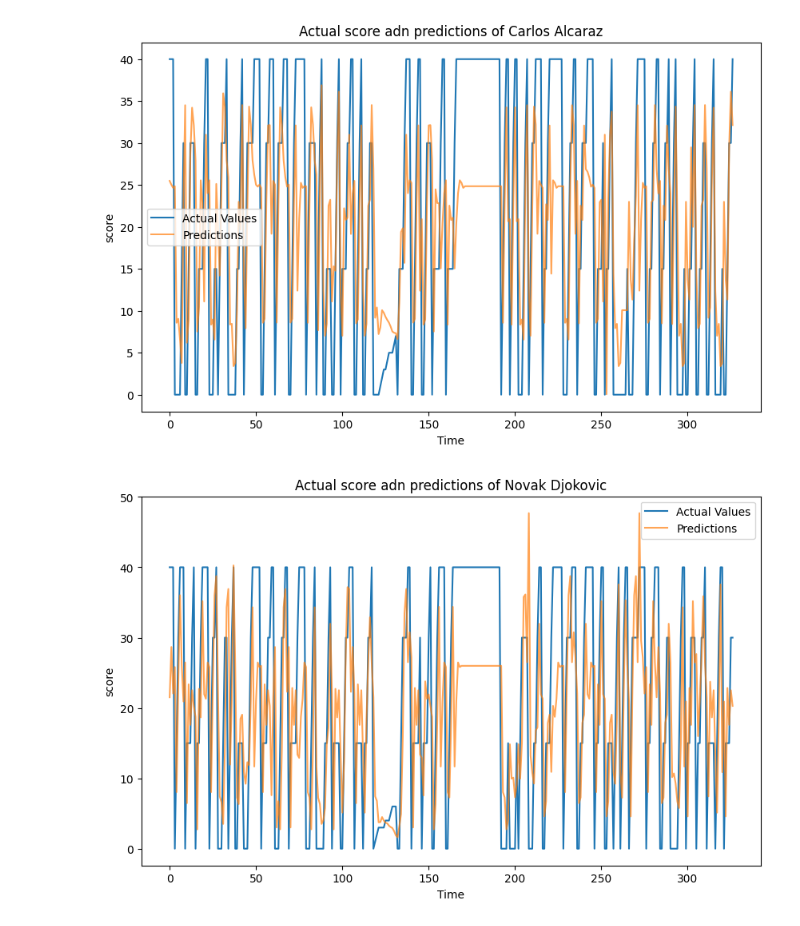
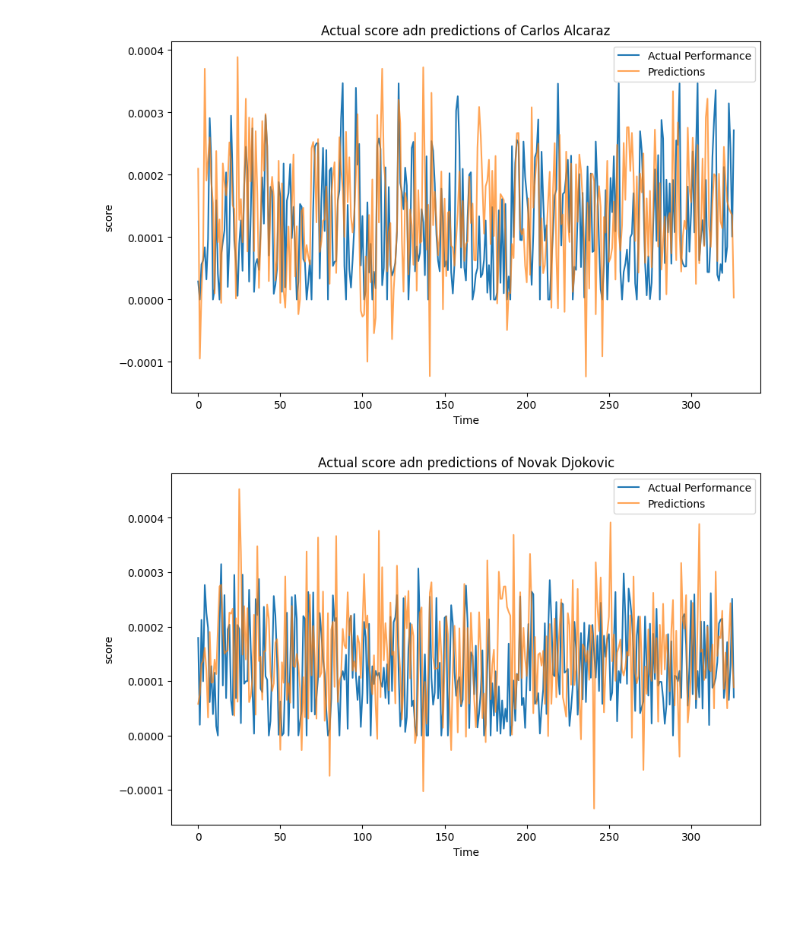
Before and after one commit to curryfromuestc/2024_MCM_C, a Jupyter notebook: code/LSTM.ipynb, the cells around one changed output. Drawn from its saved outputs; the diff is of its cells as text; code cells hidden in the pictures; blank space fills up the shorter version.

```diff
--- a/code/LSTM.ipynb
+++ b/code/LSTM.ipynb
@@ -7,6 +7,10 @@ import torch.nn as nn
 
 # 加载CSV文件
 data = pd.read_csv('/Users/curryyang/code/2024_MCM_C_UESTC/processed_datasets/male_processed.csv')  # 确保这里的路径是正确的
+data_1 = pd.read_csv('/Users/curryyang/Downloads/p1_status_performance.csv')
+data_2 = pd.read_csv('/Users/curryyang/Downloads/p2_status_performance.csv')
+data['p1_performance'] = data_1['p1_performance']
+data['p2_performance'] = data_2['p2_performance']
 
 # 提取指定行的数据
 rows_to_use = list(range(1, 302)) + list(range(3790, 4015)) + list(range(5709, 5898)) + list(range(6591, 6750))
@@ -18,17 +22,17 @@ train_data_1 = data.iloc[rows_to_use_1]
 test_data = data.iloc[6952:7286]
 
 # 预处理p1_score，将"AD"替换为40
-train_data['p1_score'] = train_data['p1_score'].replace('AD', 40).astype(int)
-test_data['p1_score'] = test_data['p1_score'].replace('AD', 40).astype(int)
-train_data_1['p2_score'] = train_data_1['p2_score'].replace('AD', 40).astype(int)
-test_data['p2_score'] = test_data['p2_score'].replace('AD', 40).astype(int)
+#train_data['p1_score'] = train_data['p1_score'].replace('AD', 40).astype(int)
+#test_data['p1_score'] = test_data['p1_score'].replace('AD', 40).astype(int)
+#train_data_1['p2_score'] = train_data_1['p2_score'].replace('AD', 40).astype(int)
+#test_data['p2_score'] = test_data['p2_score'].replace('AD', 40).astype(int)
 # 提取p1_score作为训练和测试数据
-train_scores = train_data['p1_score'].values
-test_scores = test_data['p1_score'].values
+train_scores = train_data['p1_performance'].values
+test_scores = test_data['p1_performance'].values
 
 # 提取p2_score作为训练和测试数据
-train_scores_1 = train_data_1['p2_score'].values
-test_scores_1 = test_data['p2_score'].values
+train_scores_1 = train_data_1['p2_performance'].values
+test_scores_1 = test_data['p2_performance'].values
 
 # 数据归一化
 scaler = MinMaxScaler(feature_range=(-1, 1))
@@ -202,35 +188,35 @@ predictions = []
 actuals = []
 
 with torch.no_grad():
     for seq, true_val in test_inout_seq:  # 确保test_inout_seq已准备好
         seq = seq.view(-1, 1, train_window)
         prediction = model(seq)
         prediction = scaler.inverse_transform(prediction.numpy().reshape(-1, 1))
         true_val = scaler.inverse_transform(true_val.numpy().reshape(-1, 1))
 
         # 检查prediction是否包含多个值
         if prediction.size > 1:
             predictions.extend(prediction.squeeze().tolist())
         else:
             predictions.append(prediction.item())  # 直接添加单个预测值
 
         # 对于实际值执行相同的检查
         if true_val.size > 1:
             actuals.extend(true_val.squeeze().tolist())
         else:
             actuals.append(true_val.item())
 
 # 绘制测试集拟合曲线
 plt.figure(figsize=(10, 6))
-plt.plot(actuals, label='Actual Values')
+plt.plot(actuals, label='Actual Performance')
 plt.plot(predictions, label='Predictions', alpha=0.7)
 plt.title('Actual score adn predictions of Carlos Alcaraz')
 plt.xlabel('Time')
 plt.ylabel('score')
 plt.legend()
 plt.show()
 # %% [output]
-[figure, old version]
+[figure, new version]
 # %%
 model_1.eval()
 predictions_1 = []
@@ -257,7 +243,7 @@ with torch.no_grad():
 
 # 绘制测试集拟合曲线
 plt.figure(figsize=(10, 6))
-plt.plot(actuals_1, label='Actual Values')
+plt.plot(actuals_1, label='Actual Performance')
 plt.plot(predictions_1, label='Predictions', alpha=0.7)
 plt.title('Actual score adn predictions of Novak Djokovic')
 plt.xlabel('Time')
@@ -265,6 +251,6 @@ plt.ylabel('score')
 plt.legend()
 plt.show()
 # %% [output]
-[figure, old version]
+[figure, new version]
 # %%
 plt.figure(figsize=(10, 6))
```
Also changed, not shown: parts of 4 cells of this notebook, 2 other files.
